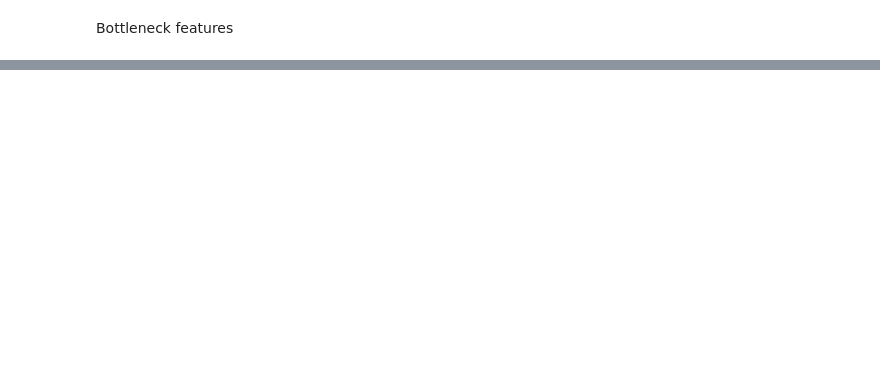
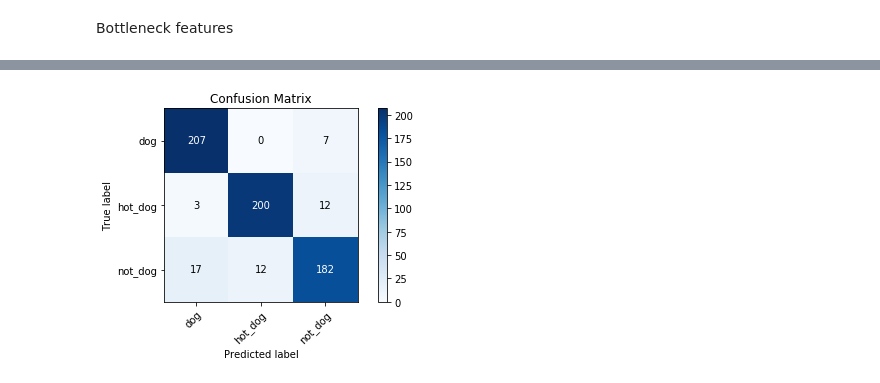
Before and after one commit to robintwhite/CuteDogHotDogNotDog, a Jupyter notebook: Bottleneck_features.ipynb, the cells around one changed output, grey strips where cells are left out. Cells and saved outputs as stored; diff of their text form; code cells hidden in the pictures; blank space fills up the shorter version.

```diff
--- a/Bottleneck_features.ipynb
+++ b/Bottleneck_features.ipynb
@@ -3,6 +34,17 @@ Bottleneck features
 # %%
+from keras import backend as K
 from keras import applications
+from keras.preprocessing.image import ImageDataGenerator
+from keras.models import Sequential
+from keras.layers import Activation, Dropout, Flatten, Dense
+from keras.layers import Input, Dense, Activation, ZeroPadding2D, BatchNormalization, Flatten, Conv2D
+from keras.layers import MaxPooling2D, Dropout
+from keras.models import Model
+import numpy as np
 
+batch_size = 32
+img_width, img_height = 150, 150
+channels = 3
 top_model_weights_path = 'bottleneck_fc_model.h5'
 train_data_dir = 'D:\Docs\Python_code\DogHotDogNotDog\Data\Train_data'
 validation_data_dir = 'D:\Docs\Python_code\DogHotDogNotDog\Data\Val_data'
@@ -11,7 +53,7 @@ nb_validation_samples = val_samples #800
 epochs = 50
 
 def save_bottlebeck_features():
-    datagen = ImageDataGenerator(rescale=1. / 255)
+    datagen = ImageDataGenerator(samplewise_std_normalization=True)
 
     # build the VGG16 network
     model = applications.VGG16(include_top=False, weights='imagenet')
@@ -86,0 +192,41 @@ train_data.shape
+# %%
+from sklearn.metrics import confusion_matrix
+
+y_pred = probabilities > 0.5
+y_true = val_binary[:len(y_pred)]
+# %%
+import matplotlib.pyplot as plt
+%matplotlib inline
+
+cm = confusion_matrix(y_true.argmax(axis=1), y_pred.argmax(axis=1))
+classes = ['dog', 'hot_dog', 'not_dog']
+cmap=plt.cm.Blues
+title = 'Confusion Matrix'
+fig, ax = plt.subplots()
+im = ax.imshow(cm, interpolation='nearest', cmap=cmap)
+ax.figure.colorbar(im, ax=ax)
+# We want to show all ticks...
+ax.set(xticks=np.arange(cm.shape[1]),
+       yticks=np.arange(cm.shape[0]),
+       # ... and label them with the respective list entries
+       xticklabels=classes, yticklabels=classes,
+       title=title,
+       ylabel='True label',
+       xlabel='Predicted label')
+
+# Rotate the tick labels and set their alignment.
+plt.setp(ax.get_xticklabels(), rotation=45, ha="right",
+         rotation_mode="anchor")
+
+# Loop over data dimensions and create text annotations.
+fmt = 'd'
+thresh = cm.max() / 2.
+for i in range(cm.shape[0]):
+    for j in range(cm.shape[1]):
+        ax.text(j, i, format(cm[i, j], fmt),
+                ha="center", va="center",
+                color="white" if cm[i, j] > thresh else "black")
+fig.tight_layout()
+plt.show()
+# %% [output]
+[figure, added]
```
Also changed, not shown: parts of 12 cells of this notebook, 6 other files.
